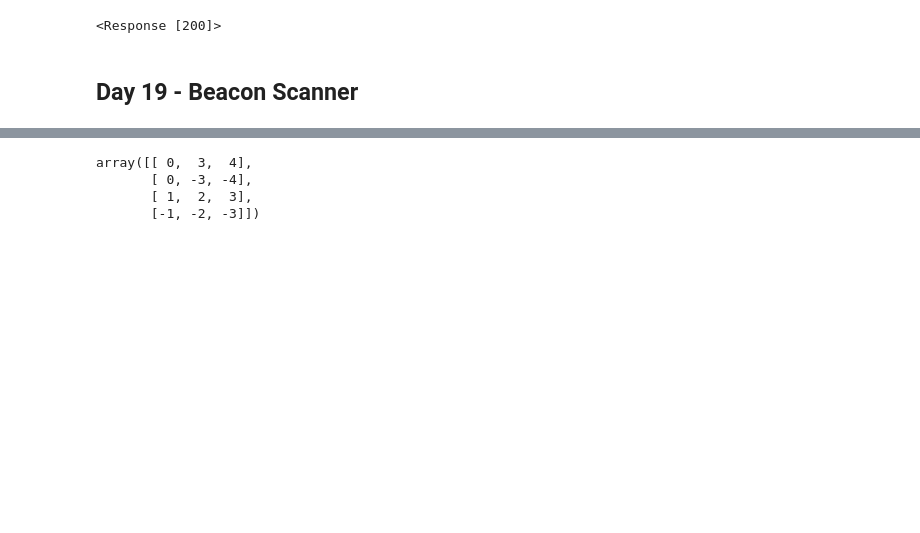
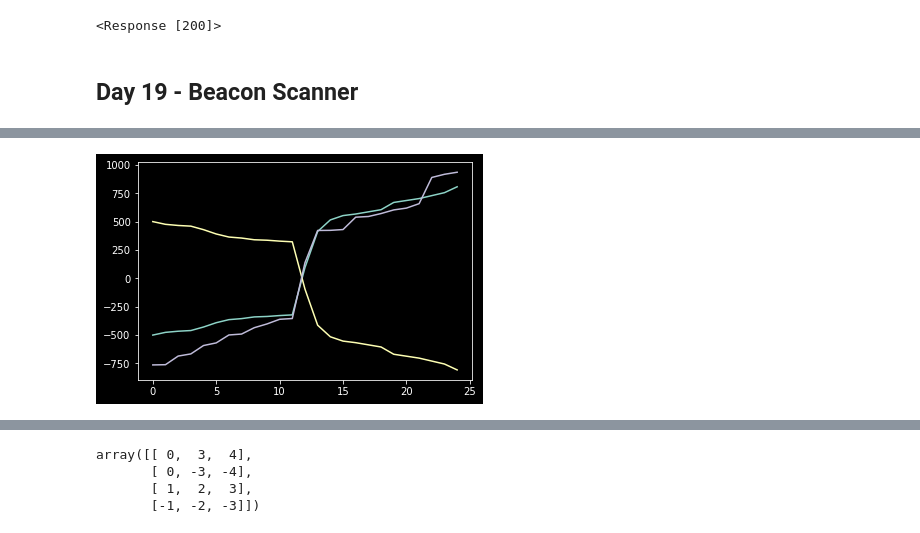
Before and after one commit to jstammers/AdventOfCode, a Jupyter notebook: 2021/aco.ipynb, the cells around one changed output, grey strips where cells are left out. Drawn from its saved outputs; the diff is of its cells as text; code cells hidden in the pictures; blank space fills up the shorter version.

```diff
--- a/2021/aco.ipynb
+++ b/2021/aco.ipynb
@@ -2236,0 +2528,4 @@ t = scanners[1]
+# %%
+plt.plot(t.o.T[:,0:3]);
+# %% [output]
+[figure, added]
```
Also changed, not shown: parts of 46 cells of this notebook.
